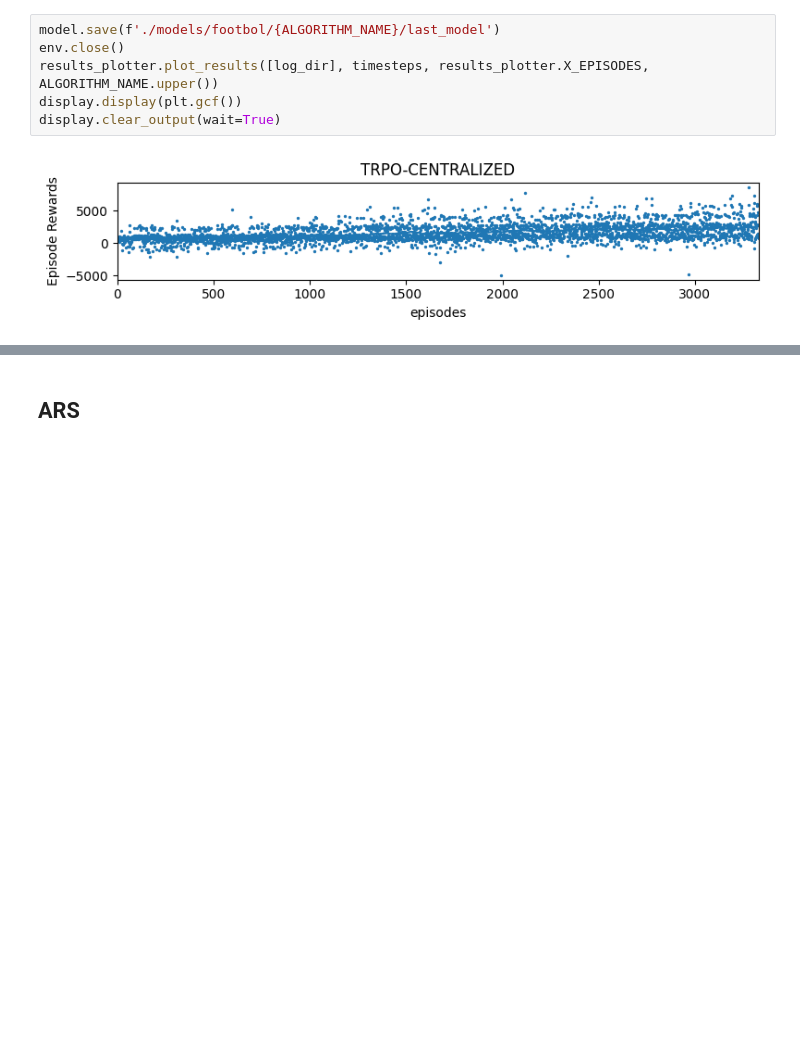
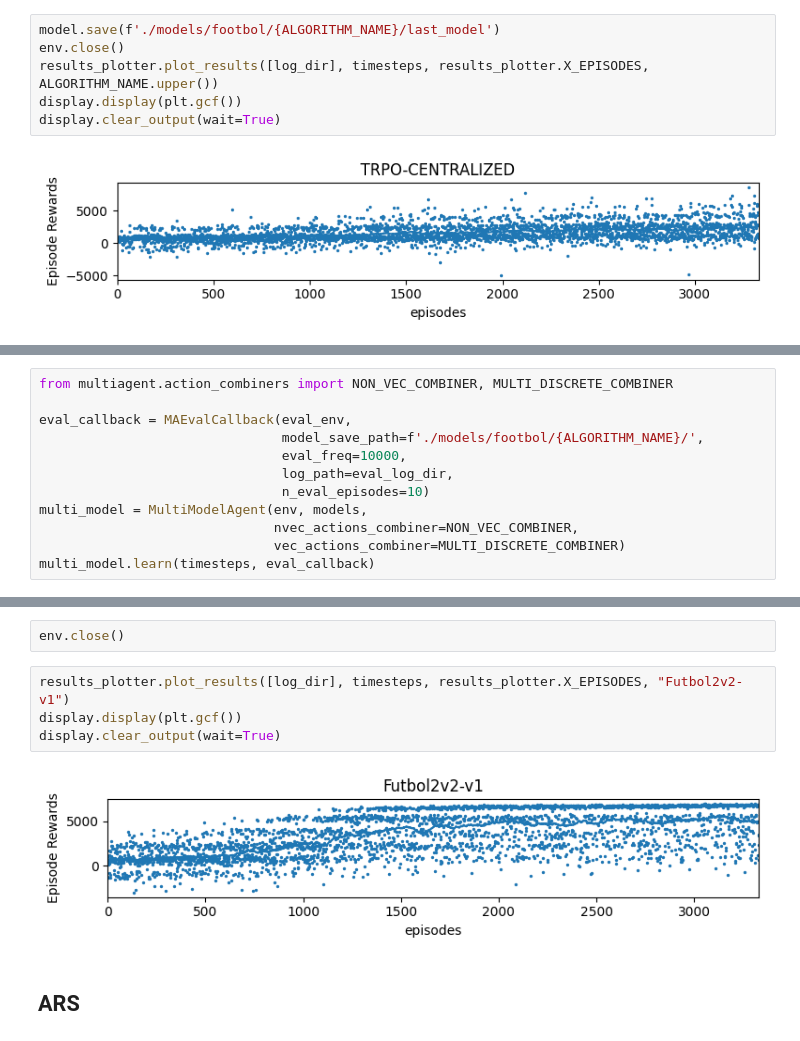
Before and after one commit to TheShenk/hai-nonconflict-action-learning, a Jupyter notebook: experiments.ipynb, the cells around one changed output, grey strips where cells are left out. Saved outputs shown, nothing was run; the diff lists cells and outputs as text; blank space fills up the shorter version.

Commit message:
feat(experiments): add trpo concurrent multi-discrete

```diff
--- a/experiments.ipynb
+++ b/experiments.ipynb
@@ -748,0 +783,12 @@ display.clear_output(wait=True)
+# %%
+from multiagent.action_combiners import NON_VEC_COMBINER, MULTI_DISCRETE_COMBINER
+
+eval_callback = MAEvalCallback(eval_env,
+                               model_save_path=f'./models/footbol/{ALGORITHM_NAME}/',
+                               eval_freq=10000,
+                               log_path=eval_log_dir,
+                               n_eval_episodes=10)
+multi_model = MultiModelAgent(env, models,
+                              nvec_actions_combiner=NON_VEC_COMBINER,
+                              vec_actions_combiner=MULTI_DISCRETE_COMBINER)
+multi_model.learn(timesteps, eval_callback)
@@ -749,3 +800,11 @@ display.clear_output(wait=True)
+# %%
+env.close()
+# %%
+results_plotter.plot_results([log_dir], timesteps, results_plotter.X_EPISODES, "Futbol2v2-v1")
+display.display(plt.gcf())
+display.clear_output(wait=True)
+# %% [output]
+[figure, added]
 # %% [markdown]
 ## ARS
 # %%
```
Also changed, not shown: parts of 3 cells of this notebook.
